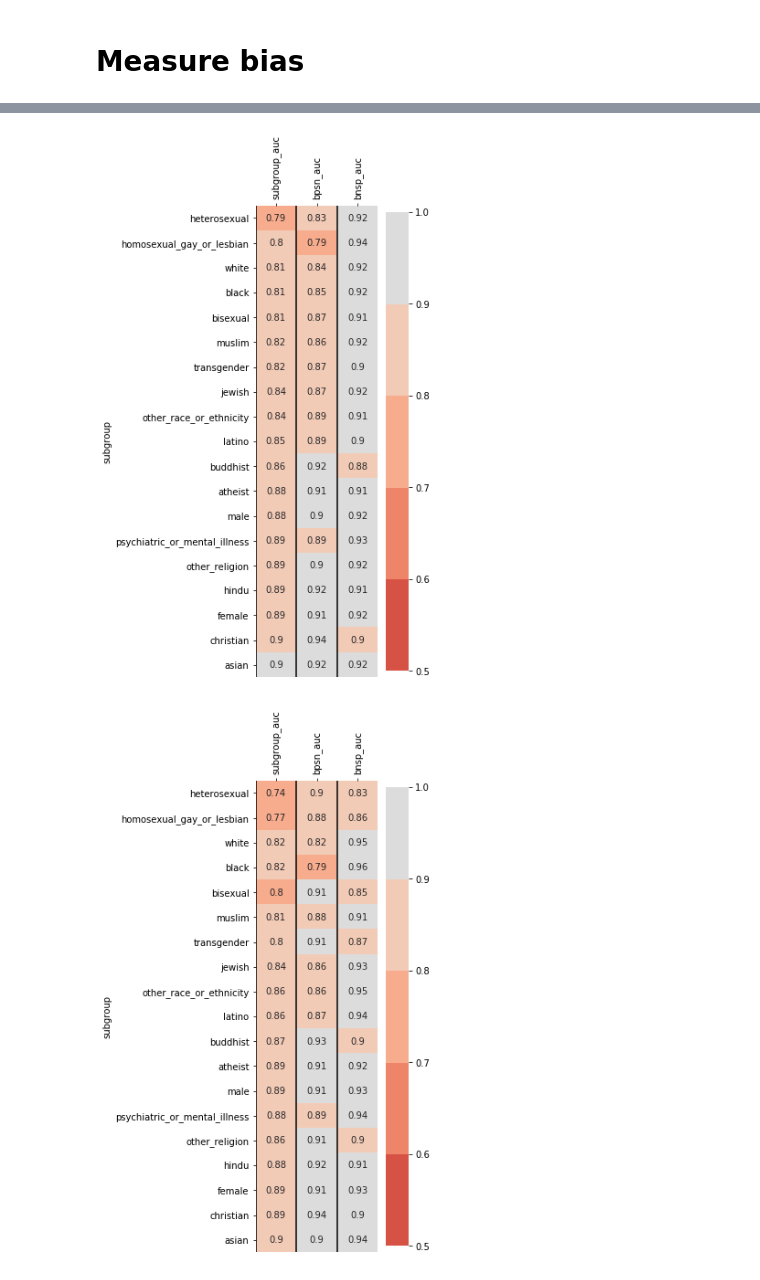
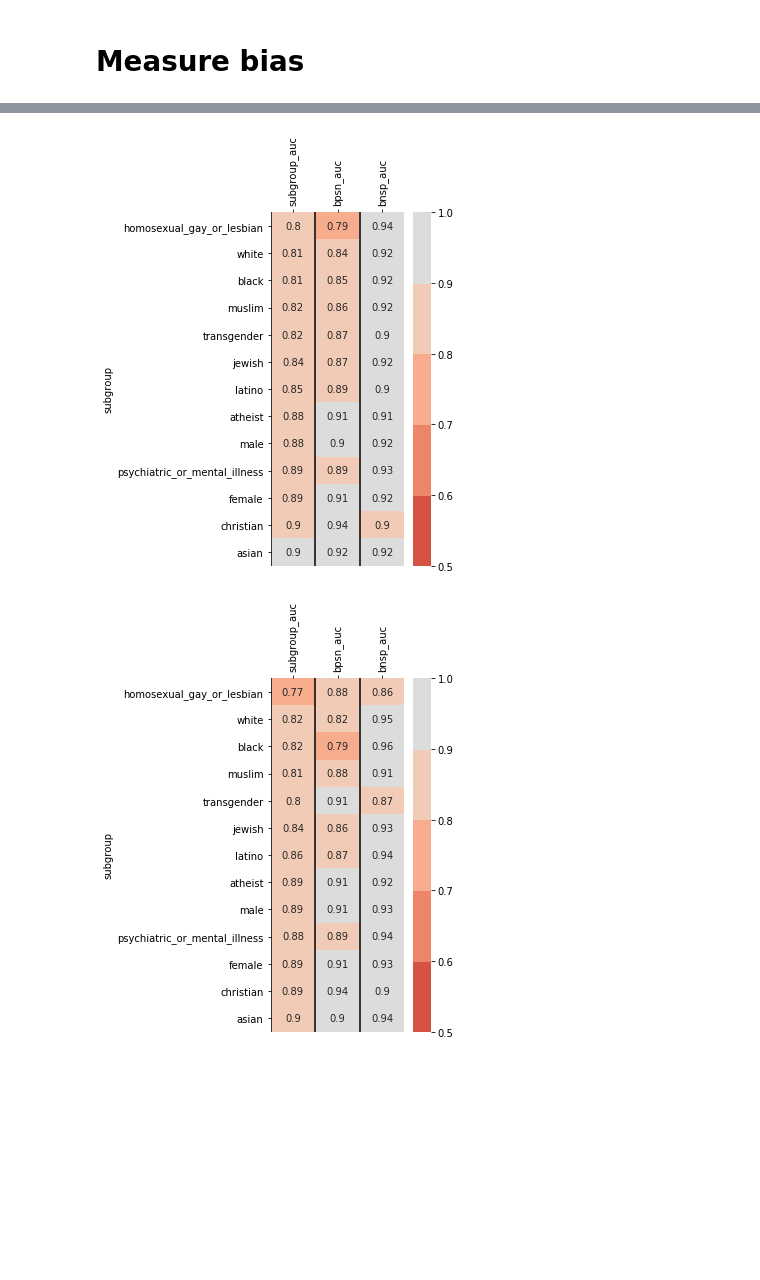
Before and after one commit to conversationai/unintended-ml-bias-analysis, a Jupyter notebook: unintended_ml_bias/FATES_Bias_Analysis.ipynb, the cells around one changed output, grey strips where cells are left out. Drawn from its saved outputs; the diff is of its cells as text; code cells hidden in the pictures; blank space fills up the shorter version.

Commit message:
Adding new heatmaps for short comments

```diff
--- a/unintended_ml_bias/FATES_Bias_Analysis.ipynb
+++ b/unintended_ml_bias/FATES_Bias_Analysis.ipynb
@@ -81,6 +88,9 @@ civil_comments_df.head()
 | 3 | 3 | 3 | 3 | 351749 | False | False | False | False | False | ... |
 | 4 | 4 | 4 | 4 | 147521 | False | False | False | False | False | ... |
 5 rows × 51 columns
+# %%
+# Create another view of the data that is limited to the comments < 100 characters.
+civil_comments_short_df = civil_comments_df.loc[civil_comments_df['Text'].str.len() < 100]
 # %% [markdown]
 # Measure bias
 # %%
@@ -95,3 +105,9 @@ civil_comments_bias_metrics = model_bias_analysis.compute_bias_metrics_for_model
     civil_comments_identity_terms,
     ['Rock:TOXICITY', 'RockV6_2:TOXICITY'],
     'Label')
+# %%
+civil_comments_short_bias_metrics = model_bias_analysis.compute_bias_metrics_for_models(
+    civil_comments_short_df,
+    civil_comments_identity_terms,
+    ['Rock:TOXICITY', 'RockV6_2:TOXICITY'],
+    'Label')
@@ -107,3 +144,4 @@ def sort_by_weighted_pinned_auc(bias_metrics):
 
 madlibs_bias_metrics = sort_by_weighted_pinned_auc(madlibs_bias_metrics)
 civil_comments_bias_metrics = sort_by_weighted_pinned_auc(civil_comments_bias_metrics)
+civil_comments_short_bias_metrics = sort_by_weighted_pinned_auc(civil_comments_short_bias_metrics)
@@ -148,20 +186,27 @@ def get_identities_over_n(df, n, all_identities):
             results.append(identity)
     return results
 # %%
-# Print Civil Comments heatmaps
-CIVIL_COMMENTS_HEATMAP_IDENTITIES = get_identities_over_n(civil_comments_df, 100, civil_comments_identity_terms)
+# Print Civil Comments heatmaps.  Filter identities to only use those which have >= 100
+# short comments written about them.
+CIVIL_COMMENTS_HEATMAP_IDENTITIES = get_identities_over_n(civil_comments_short_df, 100, civil_comments_identity_terms)
 print_auc_heatmap(civil_comments_bias_metrics, CIVIL_COMMENTS_HEATMAP_IDENTITIES, 'Rock:TOXICITY')
 print_auc_heatmap(civil_comments_bias_metrics, CIVIL_COMMENTS_HEATMAP_IDENTITIES, 'RockV6_2:TOXICITY')
 print_aeg_heatmap(civil_comments_bias_metrics, CIVIL_COMMENTS_HEATMAP_IDENTITIES, 'Rock:TOXICITY')
 print_aeg_heatmap(civil_comments_bias_metrics, CIVIL_COMMENTS_HEATMAP_IDENTITIES, 'RockV6_2:TOXICITY')
+
+# Print Civil Comments Short Comments heatmaps
+print_auc_heatmap(civil_comments_short_bias_metrics, CIVIL_COMMENTS_HEATMAP_IDENTITIES, 'Rock:TOXICITY')
+print_auc_heatmap(civil_comments_short_bias_metrics, CIVIL_COMMENTS_HEATMAP_IDENTITIES, 'RockV6_2:TOXICITY')
+print_aeg_heatmap(civil_comments_short_bias_metrics, CIVIL_COMMENTS_HEATMAP_IDENTITIES, 'Rock:TOXICITY')
+print_aeg_heatmap(civil_comments_short_bias_metrics, CIVIL_COMMENTS_HEATMAP_IDENTITIES, 'RockV6_2:TOXICITY')
 
 # Print Madlibs heatmaps, using same number of identities as civil comments
 num_identities = len(CIVIL_COMMENTS_HEATMAP_IDENTITIES)
 MADLIB_HEATMAP_IDENTITIES = madlibs_identity_terms[:num_identities]
 print_auc_heatmap(madlibs_bias_metrics, MADLIB_HEATMAP_IDENTITIES, 'Rock:TOXICITY')
 print_auc_heatmap(madlibs_bias_metrics, MADLIB_HEATMAP_IDENTITIES, 'RockV6_2:TOXICITY')
 print_aeg_heatmap(madlibs_bias_metrics, MADLIB_HEATMAP_IDENTITIES, 'Rock:TOXICITY')
 print_aeg_heatmap(madlibs_bias_metrics, MADLIB_HEATMAP_IDENTITIES, 'RockV6_2:TOXICITY')
 # %% [output]
-[figure, old version]
+[figure, new version]
-[figure, old version]
+[figure, new version]
```
Also changed, not shown: parts of 6 cells of this notebook.
